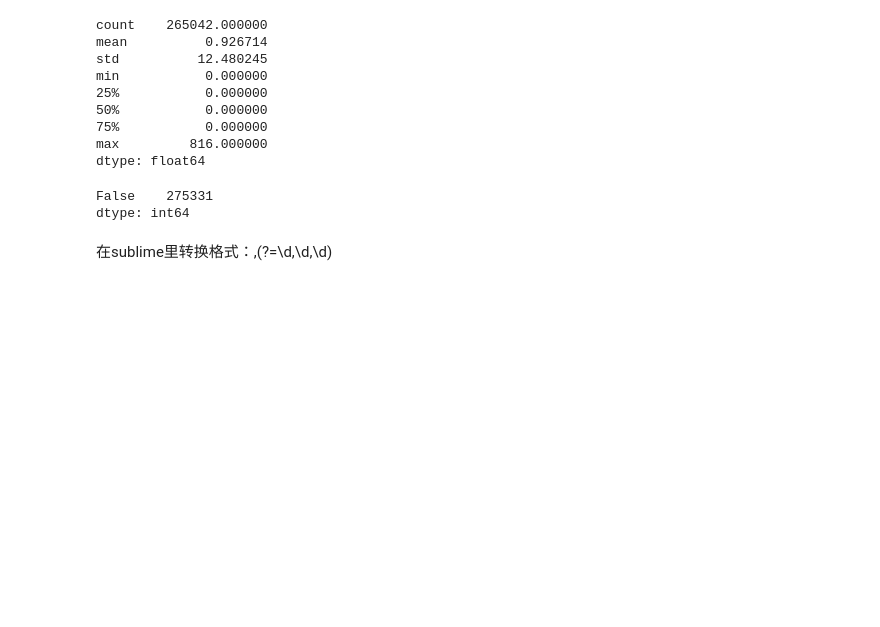
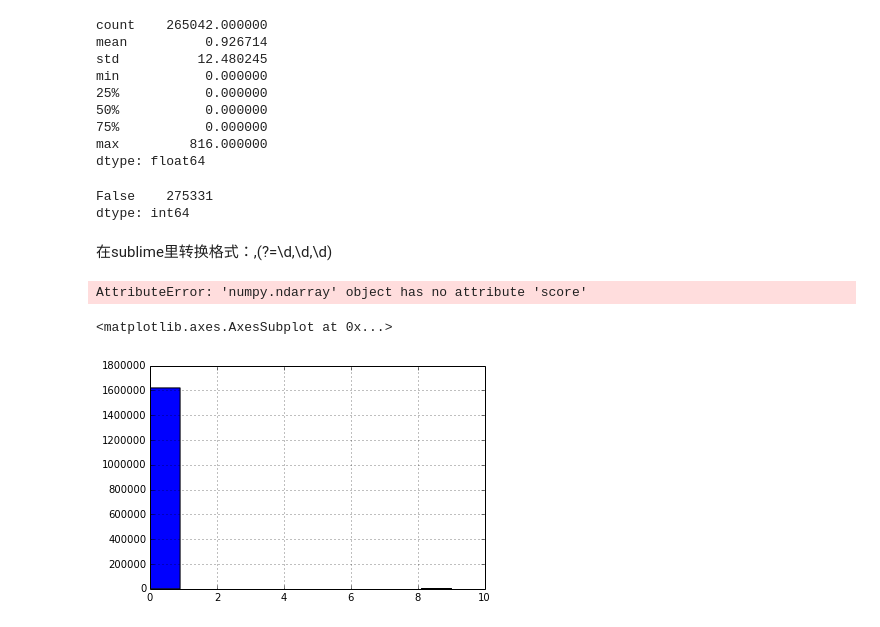
Before and after one commit to JeremyLi28/Data-pipeline-for-Sina-Weibo-Interaction-prediction, a Jupyter notebook: DataExploration.ipynb, the cells around one changed output. Saved outputs shown, nothing was run; the diff lists cells and outputs as text; code cells hidden in the pictures; blank space fills up the shorter version.

Commit message:
add genResult
finish some data exploration, add the genResult method

```diff
--- a/DataExploration.ipynb
+++ b/DataExploration.ipynb
@@ -533,0 +538,11 @@ DataFrame.to_csv?
+# %%
+idx = KMeans(n_clusters=10).fit_predict(fw.weibo_train_data[['forward_count','comment_count','like_count']].astype(float))
+# %%
+KMeans(n_clusters=10).fit_predict(fw.weibo_train_data[['forward_count','comment_count','like_count']].astype(float)).score()
+# %% [output]
+AttributeError: 'numpy.ndarray' object has no attribute 'score'
+# %%
+Series(idx).hist()
+# %% [output]
+<matplotlib.axes.AxesSubplot at 0x...>
+[figure, added]
```
Also changed, not shown: parts of 62 cells of this notebook, 6 other files.
